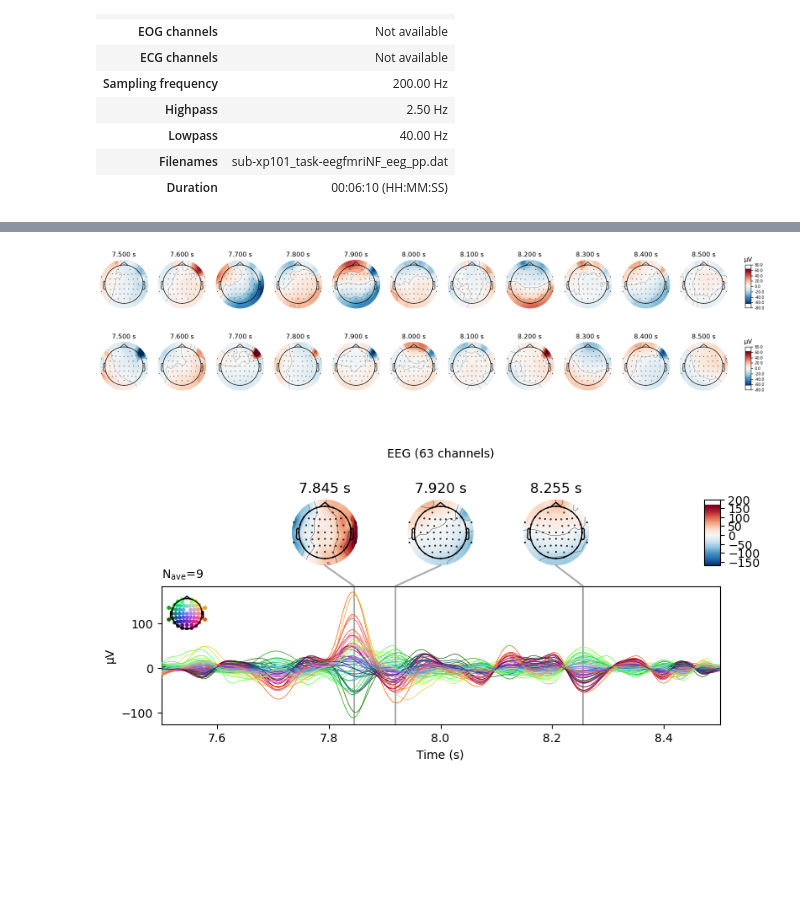
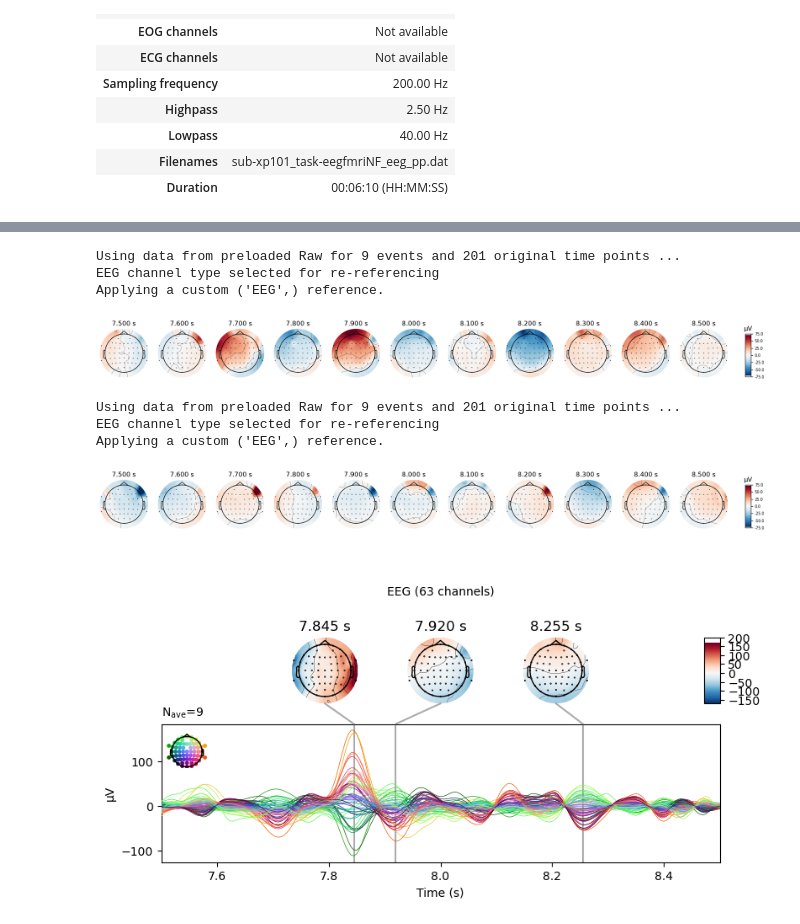
Before and after one commit to mrpotato180/final_project_neuroim, a Jupyter notebook: EEG_Analysis_Ernest_2.ipynb, the cells around one changed output, grey strips where cells are left out. Cells and saved outputs as stored; diff of their text form; code cells hidden in the pictures; blank space fills up the shorter version.

```diff
--- a/EEG_Analysis_Ernest_2.ipynb
+++ b/EEG_Analysis_Ernest_2.ipynb
@@ -5,6 +5,6 @@ import numpy as np
 import matplotlib.pyplot as plt
 
 # Read data from "derivatives/sub-xp101/eeg_pp/sub-xp101_task-motorloc_eeg_pp.vhdr"
-#data=mne.io.read_raw_brainvision('C:/Users/ernes/Desktop/Master/Course 21-22/2nd term 21-22/Neuroimage/Week 6/derivatives/sub-xp101/eeg_pp/sub-xp101_task-eegfmriNF_eeg_pp.vhdr')
-data=mne.io.read_raw_brainvision('C:/Users/Alex/Documents/UPC/Q2/Neuroimatge/Final Project/ds002336-download/derivatives/sub-xp109/eeg_pp/sub-xp109_task-eegfmriNF_eeg_pp.vhdr',preload=True)
+data=mne.io.read_raw_brainvision('C:/Users/ernes/Desktop/Master/Course 21-22/2nd term 21-22/Neuroimage/Week 6/derivatives/sub-xp101/eeg_pp/sub-xp101_task-eegfmriNF_eeg_pp.vhdr',preload=True)
+#data=mne.io.read_raw_brainvision('C:/Users/Alex/Documents/UPC/Q2/Neuroimatge/Final Project/ds002336-download/derivatives/sub-xp109/eeg_pp/sub-xp109_task-eegfmriNF_eeg_pp.vhdr',preload=True)
 # %% [output]
@@ -260,16 +269,23 @@ epochs.plot()
 epochs_task=epochs['task']
 epochs_rest=epochs['rest']
 # %%
-evoked_task = epochs_task.load_data().set_eeg_reference(ref_channels= ["FC1","CP1","FC5","CP5","C1","FC3","CP3","C5"]).average() #mean of the epochs to get the evoked response
+# "FC1","CP1","FC5","CP5","C1","FC3","CP3","C5"
+evoked_task = epochs_task.load_data().set_eeg_reference(ref_channels= ["TP9","TP10"]).average() #mean of the epochs to get the evoked response
 evoked_task.plot(time_unit='s',gfp=True) #plot of the evoked response
 evoked_task.plot_topomap(times=np.linspace(7.5,8.5,11), ch_type='eeg',time_unit='s') #topomap
 # %% [output]
+Using data from preloaded Raw for 9 events and 201 original time points ...
+EEG channel type selected for re-referencing
+Applying a custom ('EEG',) reference.
-[figure, old version]
+[figure, new version]
 # %%
-evoked_rest = epochs_rest.load_data().set_eeg_reference(ref_channels= ["FC1","CP1","FC5","CP5","C1","FC3","CP3","C5"]).average() #mean of the epochs to get the evoked response
+evoked_rest = epochs_rest.load_data().set_eeg_reference(ref_channels= ["TP9","TP10"]).average() #mean of the epochs to get the evoked response
 evoked_rest.plot(time_unit='s',gfp=True) #plot of the evoked response
 evoked_rest.plot_topomap(times=np.linspace(7.5,8.5,11), ch_type='eeg',time_unit='s') #topomap
 # %% [output]
+Using data from preloaded Raw for 9 events and 201 original time points ...
+EEG channel type selected for re-referencing
+Applying a custom ('EEG',) reference.
 [figure]
 # %%
 evoked_task.plot_joint()
```
Also changed, not shown: parts of 11 cells of this notebook, 1 other file.
